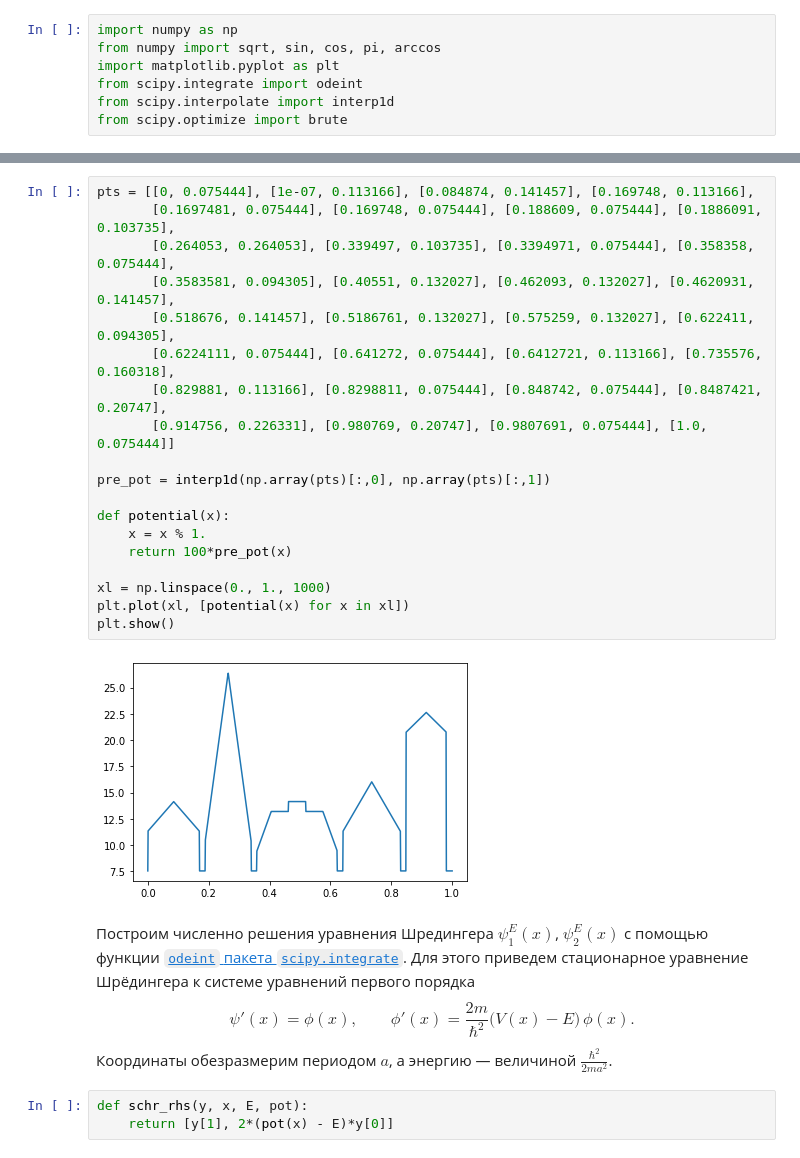
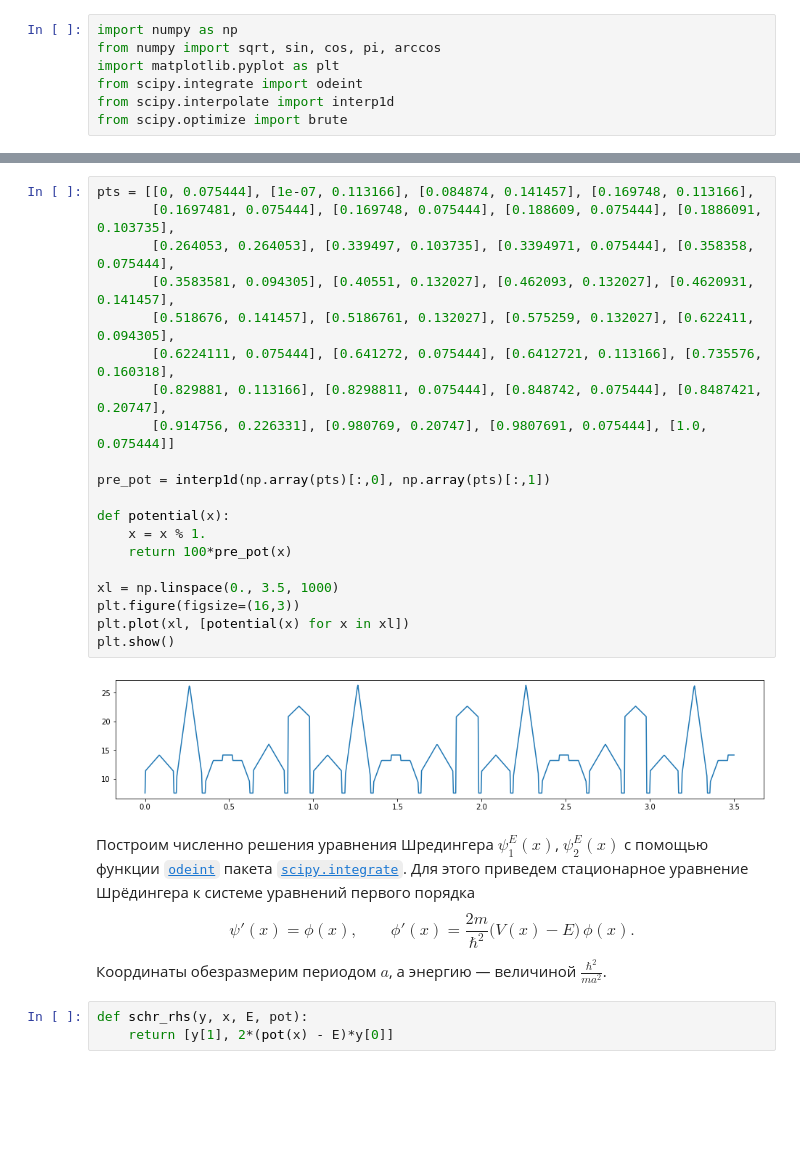
Before and after one commit to kolganovn/bloch, a Jupyter notebook: bloch.ipynb, the cells around one changed output, grey strips where cells are left out. Drawn from its saved outputs; the diff is of its cells as text; blank space fills up the shorter version.

```diff
--- a/bloch.ipynb
+++ b/bloch.ipynb
@@ -83,32 +83,33 @@ $$
 # %%
 pts = [[0, 0.075444], [1e-07, 0.113166], [0.084874, 0.141457], [0.169748, 0.113166],
        [0.1697481, 0.075444], [0.169748, 0.075444], [0.188609, 0.075444], [0.1886091, 0.103735],
        [0.264053, 0.264053], [0.339497, 0.103735], [0.3394971, 0.075444], [0.358358, 0.075444],
        [0.3583581, 0.094305], [0.40551, 0.132027], [0.462093, 0.132027], [0.4620931, 0.141457],
        [0.518676, 0.141457], [0.5186761, 0.132027], [0.575259, 0.132027], [0.622411, 0.094305],
        [0.6224111, 0.075444], [0.641272, 0.075444], [0.6412721, 0.113166], [0.735576, 0.160318],
        [0.829881, 0.113166], [0.8298811, 0.075444], [0.848742, 0.075444], [0.8487421, 0.20747],
        [0.914756, 0.226331], [0.980769, 0.20747], [0.9807691, 0.075444], [1.0, 0.075444]]
 
 pre_pot = interp1d(np.array(pts)[:,0], np.array(pts)[:,1])
 
 def potential(x):
     x = x % 1.
     return 100*pre_pot(x)
 
-xl = np.linspace(0., 1., 1000)
+xl = np.linspace(0., 3.5, 1000)
+plt.figure(figsize=(16,3))
 plt.plot(xl, [potential(x) for x in xl])
 plt.show()
 # %% [output]
-[figure, old version]
+[figure, new version]
 # %% [markdown]
-Построим численно решения уравнения Шредингера $\psi_1^E(x)$, $\psi_2^E(x)$ с помощью функции [`odeint` пакета `scipy.integrate`](https://docs.scipy.org/doc/scipy/reference/generated/scipy.integrate.odeint.html).
+Построим численно решения уравнения Шредингера $\psi_1^E(x)$, $\psi_2^E(x)$ с помощью функции [`odeint`](https://docs.scipy.org/doc/scipy/reference/generated/scipy.integrate.odeint.html) пакета [`scipy.integrate`](https://docs.scipy.org/doc/scipy/reference/integrate.html).
 Для этого приведем стационарное уравнение Шрёдингера к системе уравнений первого порядка
 $$
     \psi'(x) = \phi(x),\qquad
     \phi'(x) = \frac{2m}{\hbar^2}\bigl(V(x)-E\bigr) \, \phi(x).
 $$
-Координаты обезразмерим периодом $a$, а энергию &mdash; величиной $\frac{\hbar^2}{2m a^2}$.
+Координаты обезразмерим периодом $a$, а энергию &mdash; величиной $\frac{\hbar^2}{m a^2}$.
 # %%
 def schr_rhs(y, x, E, pot):
     return [y[1], 2*(pot(x) - E)*y[0]]
```
Also changed, not shown: parts of 4 cells of this notebook.
